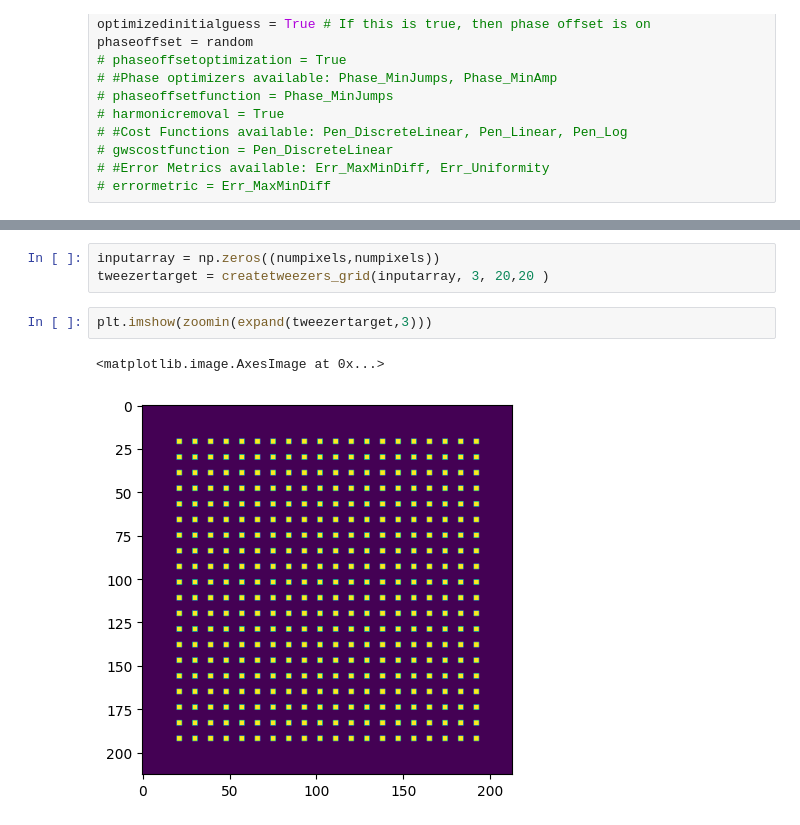
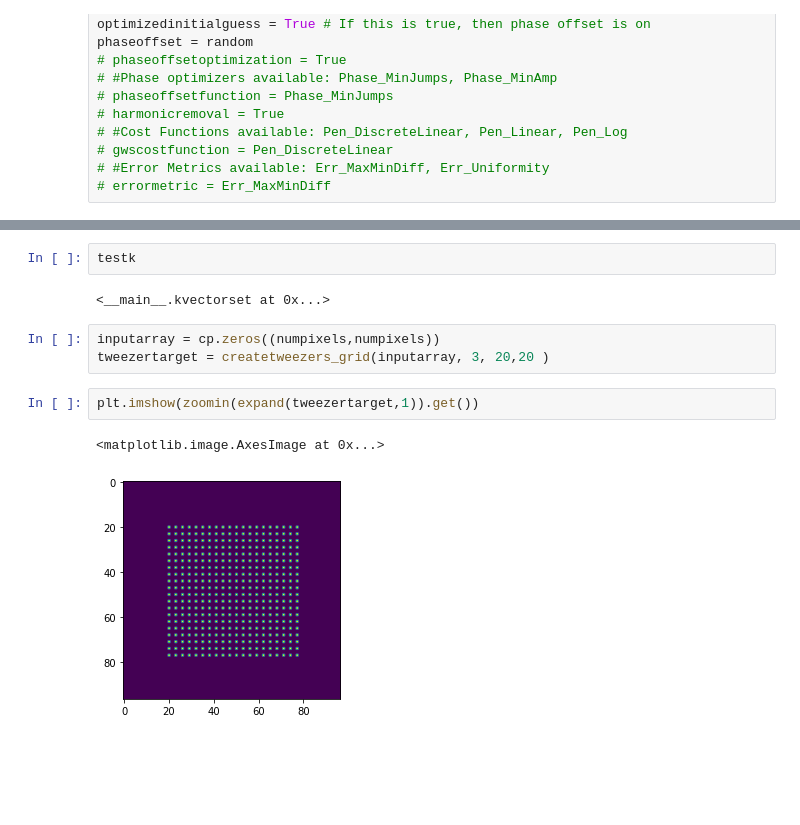
Before and after one commit to nsong03/Ultracold-Research, a Jupyter notebook: GWS-Summer2024/phasematching_aodpulse.ipynb, the cells around one changed output, grey strips where cells are left out. Saved outputs shown, nothing was run; the diff lists cells and outputs as text; blank space fills up the shorter version.

```diff
--- a/GWS-Summer2024/phasematching_aodpulse.ipynb
+++ b/GWS-Summer2024/phasematching_aodpulse.ipynb
@@ -223,9 +332,13 @@ def tweezerintensities(tweezerarray, scale,):
+# %%
+testk
+# %% [output]
+<__main__.kvectorset at 0x...>
 # %%
-inputarray = np.zeros((numpixels,numpixels))
+inputarray = cp.zeros((numpixels,numpixels))
 tweezertarget = createtweezers_grid(inputarray, 3, 20,20 )
 # %%
-plt.imshow(zoomin(expand(tweezertarget,3)))
+plt.imshow(zoomin(expand(tweezertarget,1)).get())
 # %% [output]
 <matplotlib.image.AxesImage at 0x...>
-[figure, old version]
+[figure, new version]
 # %%
```
Also changed, not shown: parts of 9 cells of this notebook, 2 other files.
